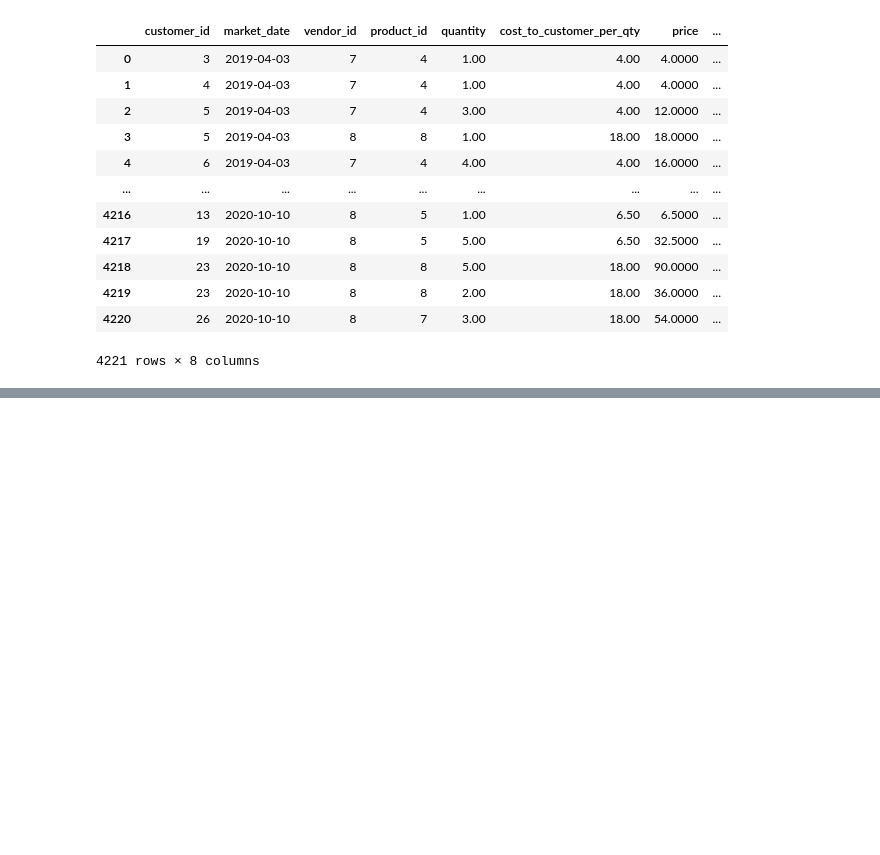
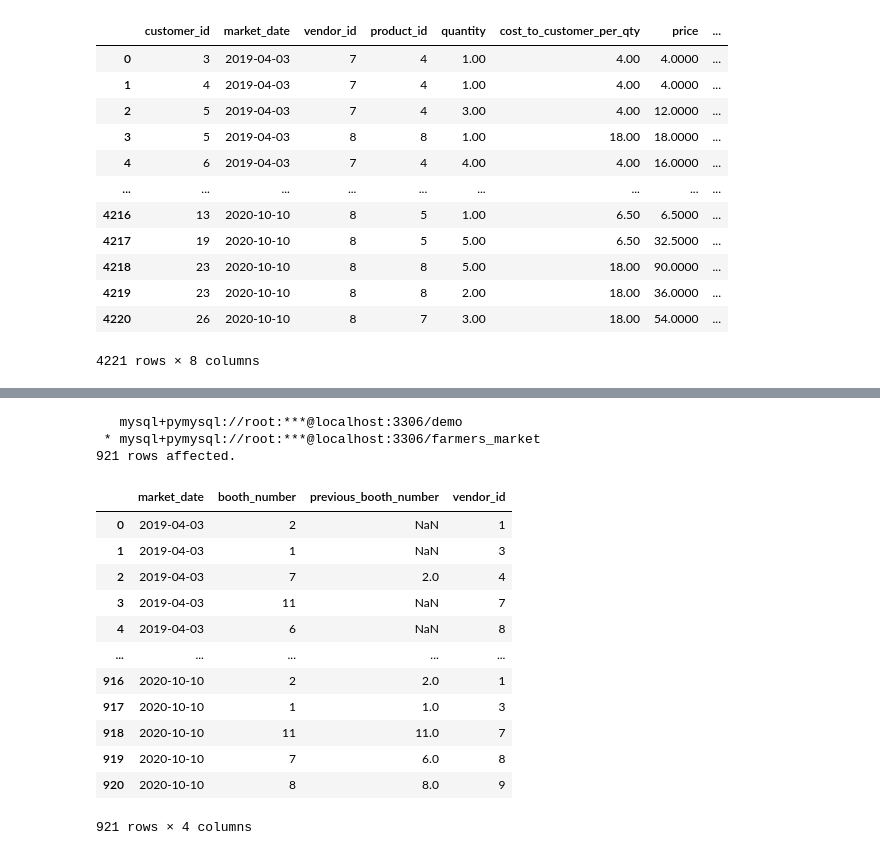
Before and after one commit to KunalNeon/SQL-For-Data-Scientist, a Jupyter notebook: sql.ipynb, the cells around one changed output, grey strips where cells are left out. Cells and saved outputs as stored; diff of their text form; code cells hidden in the pictures; blank space fills up the shorter version.

```diff
--- a/sql.ipynb
+++ b/sql.ipynb
@@ -1535,0 +1560,27 @@ SELECT customer_id,
+# %%
+query28='''
+select market_date,  booth_number,
+lag(booth_number,1) over (partition by vendor_id
+order by booth_number,market_date) as previous_booth_number,
+vendor_id
+from farmers_market.vendor_booth_assignments
+order by market_date , vendor_id  , booth_number
+'''
+%sql $query28
+# %% [output]
+   mysql+pymysql://root:***@localhost:3306/demo
+ * mysql+pymysql://root:***@localhost:3306/farmers_market
+921 rows affected.
+|  | market_date | booth_number | previous_booth_number | vendor_id |
+| 0 | 2019-04-03 | 2 | NaN | 1 |
+| 1 | 2019-04-03 | 1 | NaN | 3 |
+| 2 | 2019-04-03 | 7 | 2.0 | 4 |
+| 3 | 2019-04-03 | 11 | NaN | 7 |
+| 4 | 2019-04-03 | 6 | NaN | 8 |
+| ... | ... | ... | ... | ... |
+| 916 | 2020-10-10 | 2 | 2.0 | 1 |
+| 917 | 2020-10-10 | 1 | 1.0 | 3 |
+| 918 | 2020-10-10 | 11 | 11.0 | 7 |
+| 919 | 2020-10-10 | 7 | 6.0 | 8 |
+| 920 | 2020-10-10 | 8 | 8.0 | 9 |
+921 rows × 4 columns
```
Also changed, not shown: parts of 3 cells of this notebook.
